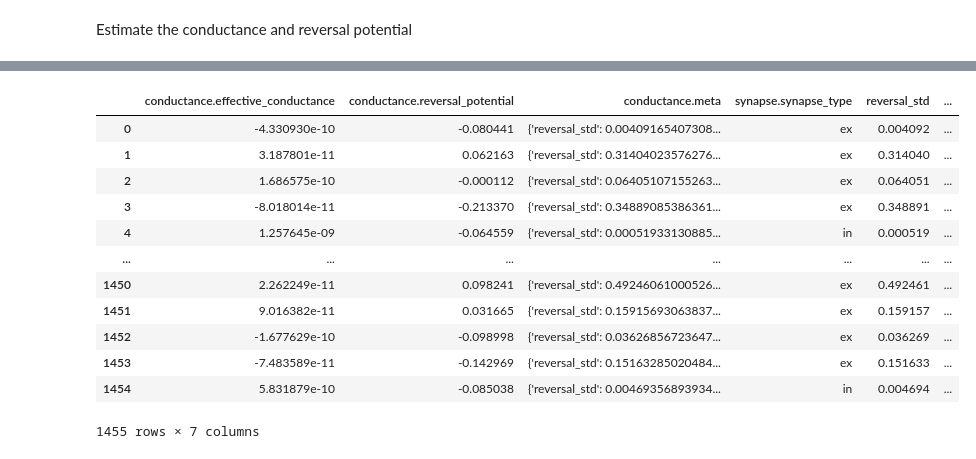
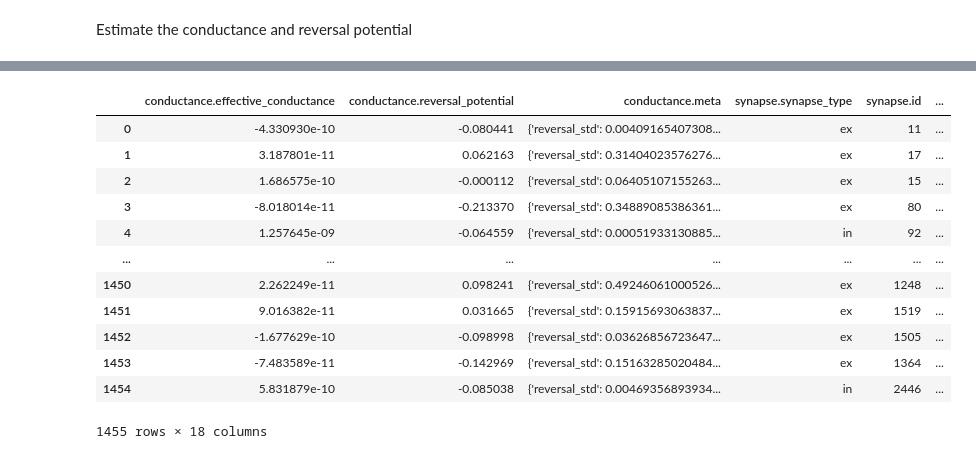
Before and after one commit to SophieW722/aisynphys, a Jupyter notebook: analyses/conductance.ipynb, the cells around one changed output, grey strips where cells are left out. Saved outputs shown, nothing was run; the diff lists cells and outputs as text; code cells hidden in the pictures.

```diff
--- a/analyses/conductance.ipynb
+++ b/analyses/conductance.ipynb
@@ -105,30 +105,31 @@ Load conductance results from all synapses (where available)
 # %%
 import pandas
 cond_df = db.query(
     db.Conductance.effective_conductance,
     db.Conductance.reversal_potential,
     db.Conductance.meta,
     db.Synapse.synapse_type,
+    db.Synapse,
 ).join(db.Synapse).dataframe()
 
 # unpack meta column:
 meta = pandas.DataFrame.from_records(cond_df['conductance.meta'])
 cond_df = pandas.concat([cond_df, meta], axis=1)
 cond_df
 # %% [output]
-|  | conductance.effective_conductance | conductance.reversal_potential | conductance.meta | synapse.synapse_type | reversal_std | ... |
-| 0 | -4.330930e-10 | -0.080441 | {'reversal_std': 0.00409165407308... | ex | 0.004092 | ... |
-| 1 | 3.187801e-11 | 0.062163 | {'reversal_std': 0.31404023576276... | ex | 0.314040 | ... |
-| 2 | 1.686575e-10 | -0.000112 | {'reversal_std': 0.06405107155263... | ex | 0.064051 | ... |
-| 3 | -8.018014e-11 | -0.213370 | {'reversal_std': 0.34889085386361... | ex | 0.348891 | ... |
-| 4 | 1.257645e-09 | -0.064559 | {'reversal_std': 0.00051933130885... | in | 0.000519 | ... |
+|  | conductance.effective_conductance | conductance.reversal_potential | conductance.meta | synapse.synapse_type | synapse.id | ... |
+| 0 | -4.330930e-10 | -0.080441 | {'reversal_std': 0.00409165407308... | ex | 11 | ... |
+| 1 | 3.187801e-11 | 0.062163 | {'reversal_std': 0.31404023576276... | ex | 17 | ... |
+| 2 | 1.686575e-10 | -0.000112 | {'reversal_std': 0.06405107155263... | ex | 15 | ... |
+| 3 | -8.018014e-11 | -0.213370 | {'reversal_std': 0.34889085386361... | ex | 80 | ... |
+| 4 | 1.257645e-09 | -0.064559 | {'reversal_std': 0.00051933130885... | in | 92 | ... |
 | ... | ... | ... | ... | ... | ... | ... |
-| 1450 | 2.262249e-11 | 0.098241 | {'reversal_std': 0.49246061000526... | ex | 0.492461 | ... |
-| 1451 | 9.016382e-11 | 0.031665 | {'reversal_std': 0.15915693063837... | ex | 0.159157 | ... |
-| 1452 | -1.677629e-10 | -0.098998 | {'reversal_std': 0.03626856723647... | ex | 0.036269 | ... |
-| 1453 | -7.483589e-11 | -0.142969 | {'reversal_std': 0.15163285020484... | ex | 0.151633 | ... |
-| 1454 | 5.831879e-10 | -0.085038 | {'reversal_std': 0.00469356893934... | in | 0.004694 | ... |
+| 1450 | 2.262249e-11 | 0.098241 | {'reversal_std': 0.49246061000526... | ex | 1248 | ... |
+| 1451 | 9.016382e-11 | 0.031665 | {'reversal_std': 0.15915693063837... | ex | 1519 | ... |
+| 1452 | -1.677629e-10 | -0.098998 | {'reversal_std': 0.03626856723647... | ex | 1505 | ... |
+| 1453 | -7.483589e-11 | -0.142969 | {'reversal_std': 0.15163285020484... | ex | 1364 | ... |
+| 1454 | 5.831879e-10 | -0.085038 | {'reversal_std': 0.00469356893934... | in | 2446 | ... |
-1455 rows × 7 columns
+1455 rows × 18 columns
 # %%
 fig, ax = plt.subplots()
 ax.hist(cond_df[cond_df['synapse.synapse_type']=='ex']['conductance.reversal_potential'], bins=np.linspace(-200e-3, 100e-3, 20))
```
Also changed, not shown: parts of 8 cells of this notebook.
